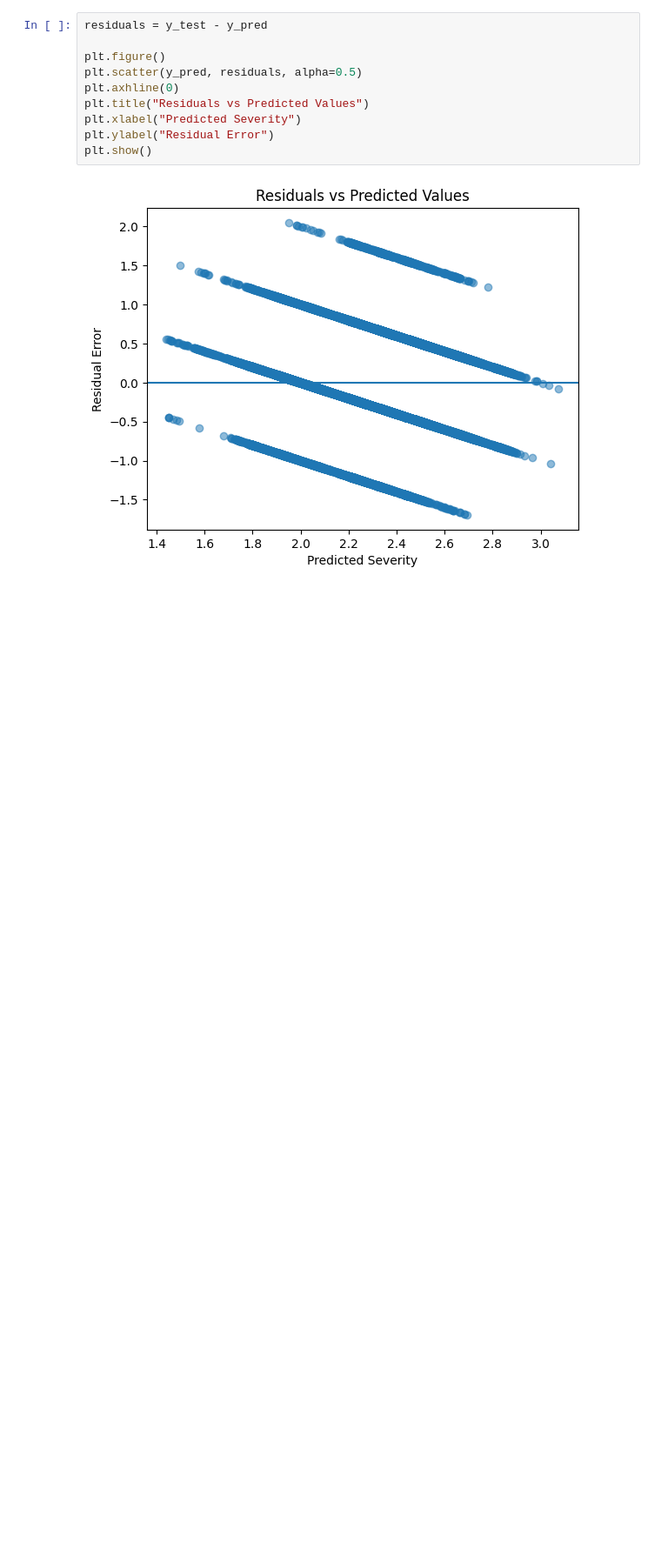
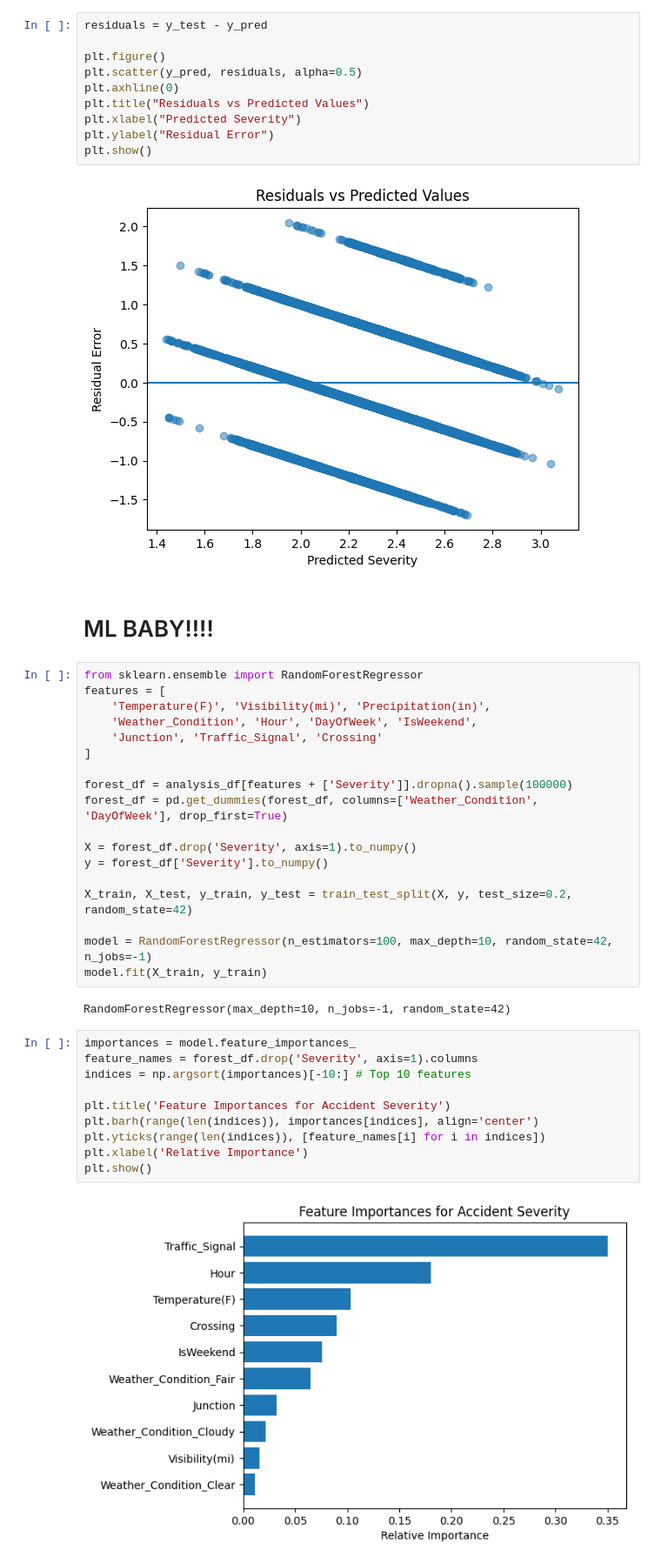
Before and after one commit to dchequer/CSE532-AccidentAnalysis, a Jupyter notebook: notebooks/traffic_analysis.ipynb, the cells around one changed output. Shown at 87% size. Cells and saved outputs as stored; diff of their text form; blank space fills up the shorter version.

```diff
--- a/notebooks/traffic_analysis.ipynb
+++ b/notebooks/traffic_analysis.ipynb
@@ -574,3 +567,37 @@ plt.ylabel("Residual Error")
 plt.show()
 # %% [output]
 [figure]
+# %% [markdown]
+# ML BABY!!!!
+# %%
+from sklearn.ensemble import RandomForestRegressor
+features = [
+    'Temperature(F)', 'Visibility(mi)', 'Precipitation(in)',
+    'Weather_Condition', 'Hour', 'DayOfWeek', 'IsWeekend',
+    'Junction', 'Traffic_Signal', 'Crossing'
+]
+
+forest_df = analysis_df[features + ['Severity']].dropna().sample(100000)
+forest_df = pd.get_dummies(forest_df, columns=['Weather_Condition', 'DayOfWeek'], drop_first=True)
+
+X = forest_df.drop('Severity', axis=1).to_numpy()
+y = forest_df['Severity'].to_numpy()
+
+X_train, X_test, y_train, y_test = train_test_split(X, y, test_size=0.2, random_state=42)
+
+model = RandomForestRegressor(n_estimators=100, max_depth=10, random_state=42, n_jobs=-1)
+model.fit(X_train, y_train)
+# %% [output]
+RandomForestRegressor(max_depth=10, n_jobs=-1, random_state=42)
+# %%
+importances = model.feature_importances_
+feature_names = forest_df.drop('Severity', axis=1).columns
+indices = np.argsort(importances)[-10:] # Top 10 features
+
+plt.title('Feature Importances for Accident Severity')
+plt.barh(range(len(indices)), importances[indices], align='center')
+plt.yticks(range(len(indices)), [feature_names[i] for i in indices])
+plt.xlabel('Relative Importance')
+plt.show()
+# %% [output]
+[figure, added]
```
Also changed, not shown: parts of 9 cells of this notebook.
